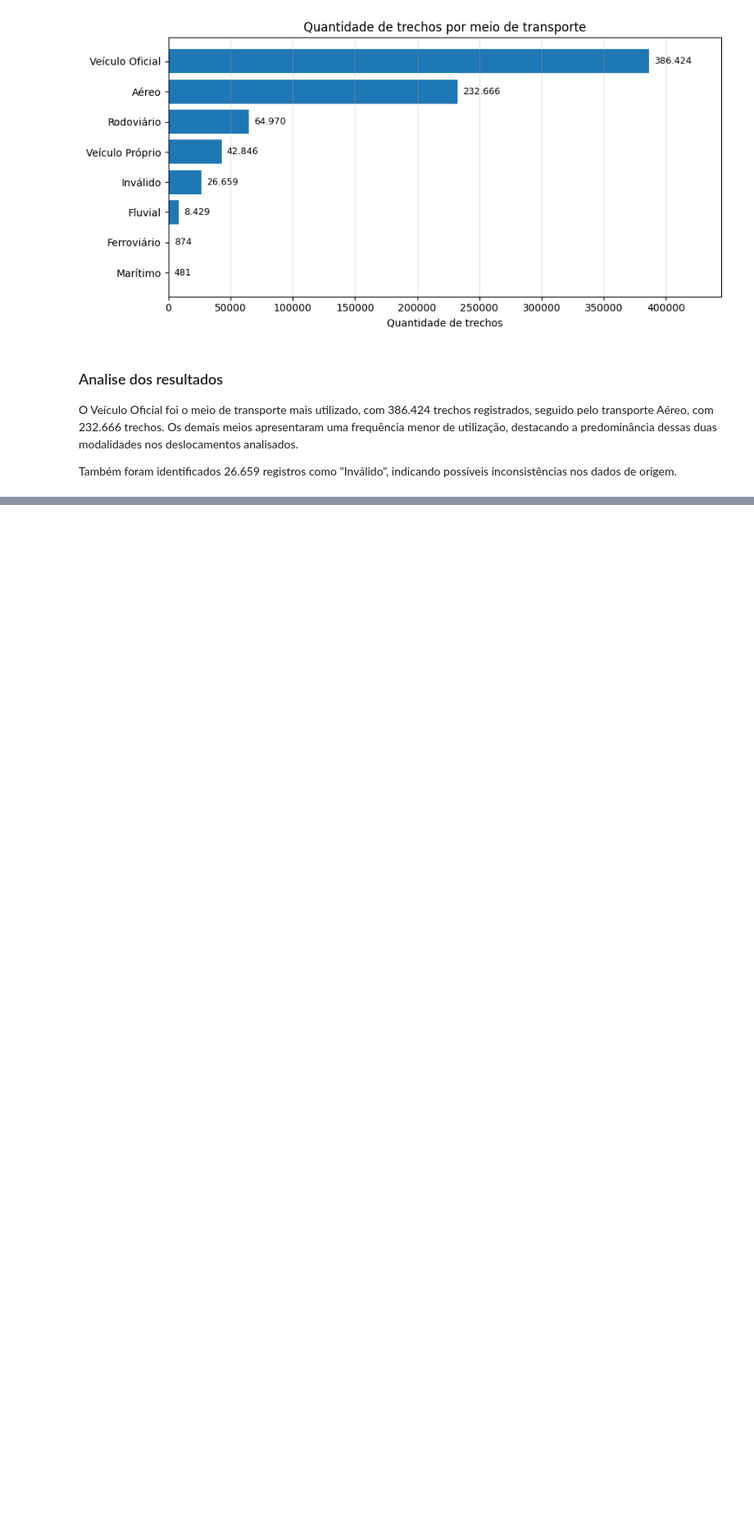
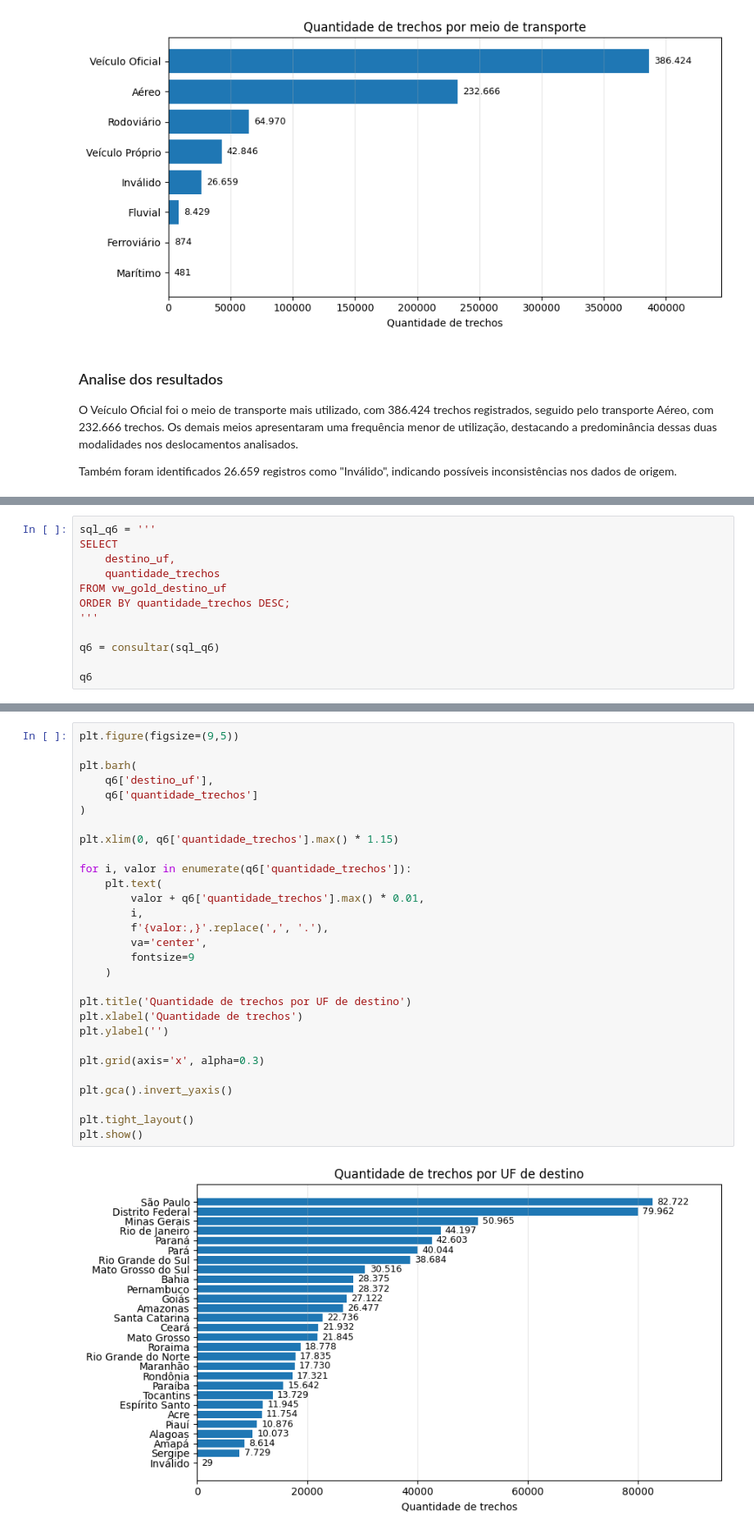
Before and after one commit to FernandaBarrosLinhares/Projeto-Final-Fernanda-Linhares, a Jupyter notebook: notebooks/3_analise.ipynb, the cells around one changed output, grey strips where cells are left out. Shown at 82% size. Drawn from its saved outputs; the diff is of its cells as text; blank space fills up the shorter version.

Commit message:
Respondendo a pergunta seis a partir da gold, view  e grafico

```diff
--- a/notebooks/3_analise.ipynb
+++ b/notebooks/3_analise.ipynb
@@ -1020,0 +1140,12 @@ Também foram identificados 26.659 registros como "Inválido", indicando possív
+# %%
+sql_q6 = '''
+SELECT
+    destino_uf,
+    quantidade_trechos
+FROM vw_gold_destino_uf
+ORDER BY quantidade_trechos DESC;
+'''
+
+q6 = consultar(sql_q6)
+
+q6
@@ -1020,0 +1170,31 @@ Também foram identificados 26.659 registros como "Inválido", indicando possív
+# %%
+plt.figure(figsize=(9,5))
+
+plt.barh(
+    q6['destino_uf'],
+    q6['quantidade_trechos']
+)
+
+plt.xlim(0, q6['quantidade_trechos'].max() * 1.15)
+
+for i, valor in enumerate(q6['quantidade_trechos']):
+    plt.text(
+        valor + q6['quantidade_trechos'].max() * 0.01,
+        i,
+        f'{valor:,}'.replace(',', '.'),
+        va='center',
+        fontsize=9
+    )
+
+plt.title('Quantidade de trechos por UF de destino')
+plt.xlabel('Quantidade de trechos')
+plt.ylabel('')
+
+plt.grid(axis='x', alpha=0.3)
+
+plt.gca().invert_yaxis()
+
+plt.tight_layout()
+plt.show()
+# %% [output]
+[figure, added]
```
Also changed, not shown: parts of 20 cells of this notebook.
